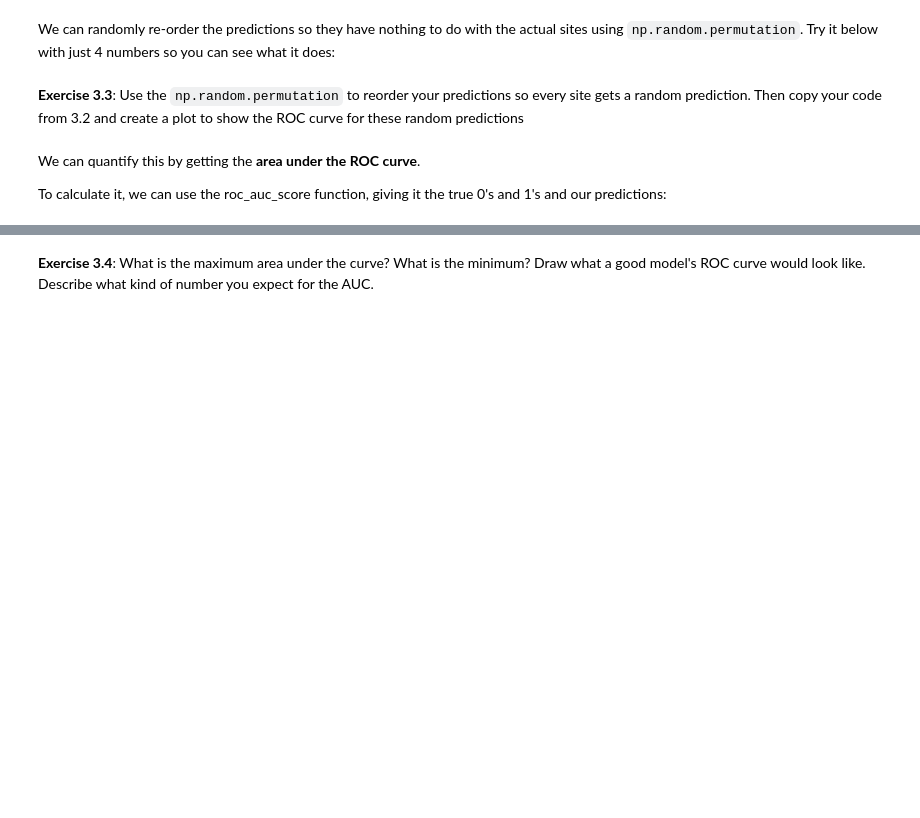
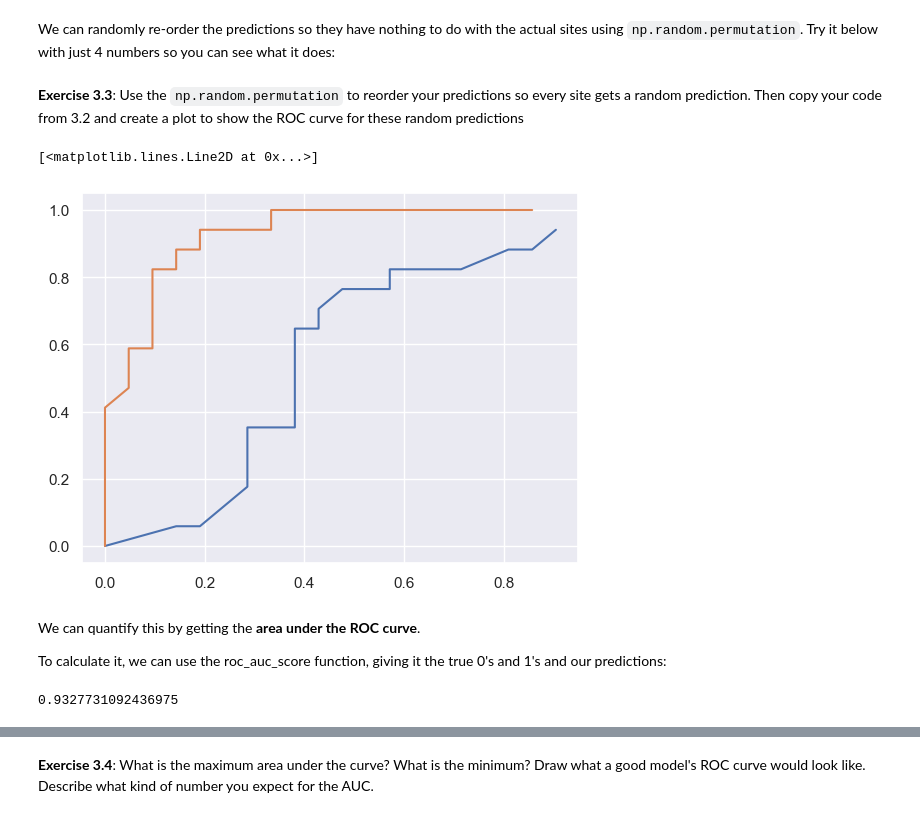
Before and after one commit to sam-delap/ds4bio, a Jupyter notebook: InClass/22_Dec1_logistic_regression_fitting.ipynb, the cells around one changed output, grey strips where cells are left out. Cells and saved outputs as stored; diff of their text form; code cells hidden in the pictures; blank space fills up the shorter version.

```diff
--- a/InClass/22_Dec1_logistic_regression_fitting.ipynb
+++ b/InClass/22_Dec1_logistic_regression_fitting.ipynb
@@ -153,7 +194,36 @@ np.random.permutation([1,2,3,4])
 # %% [markdown]
 **Exercise 3.3**: Use the `np.random.permutation` to reorder your predictions so every site gets a random prediction. Then copy your code from 3.2 and create a plot to show the ROC curve for these random predictions
 # %%
-permuted_prediction = np.random.permutation(predicted_p)
+# Create a permutation of the predictions
+permuted_prediction = np.random.permutation(pred)
+tpr2 = []
+fpr2 = []
+
+# Find total0s and total1s (total has_mega and total !has_mega)
+total0s = (sites['has_mega'] == 0).astype(int).sum()
+total1s = (sites['has_mega'] == 1).astype(int).sum()
+
+# For each cutoff
+for cutoff in net:
+    # Add the cutoff to the df
+    sites['has_mega_preds2'] = (permuted_prediction > cutoff).astype(int)
+
+    # Find the number of true positives (real is 1, pred is 1)
+    true_positives = ((sites['has_mega'] == 1) & (sites['has_mega_preds2'] == 1)).astype(int).sum()
+
+    # Find the number of false positives (real is 0, pred is 1)
+    false_positives = ((sites['has_mega'] == 0) & (sites['has_mega_preds2'] == 1)).astype(int).sum()
+
+    # Calculate/Print the true positive rate (tpr) and false positive rate (fpr)
+    tpr2.append(true_positives / total1s)
+    fpr2.append(false_positives / total0s)
+    # saves true positive test and false positive test and cutoff into our dictionary
+
+plt.plot(fpr2, tpr2)
+plt.plot(fpr, tpr)
+# %% [output]
+[<matplotlib.lines.Line2D at 0x...>]
+[figure, added]
 # %% [markdown]
 We can quantify this by getting the **area under the ROC curve**.
 
@@ -161,6 +231,8 @@ To calculate it, we can use the roc_auc_score function, giving it the true 0's a
 # %%
 from sklearn.metrics import roc_auc_score
 # %%
-roc_auc_score(y, predicted_p)
+roc_auc_score(y, pred)
+# %% [output]
+0.9327731092436975
 # %%
 roc_auc_score(y, permuted_prediction)
```
Also changed, not shown: parts of 3 cells of this notebook, 1 other file.
